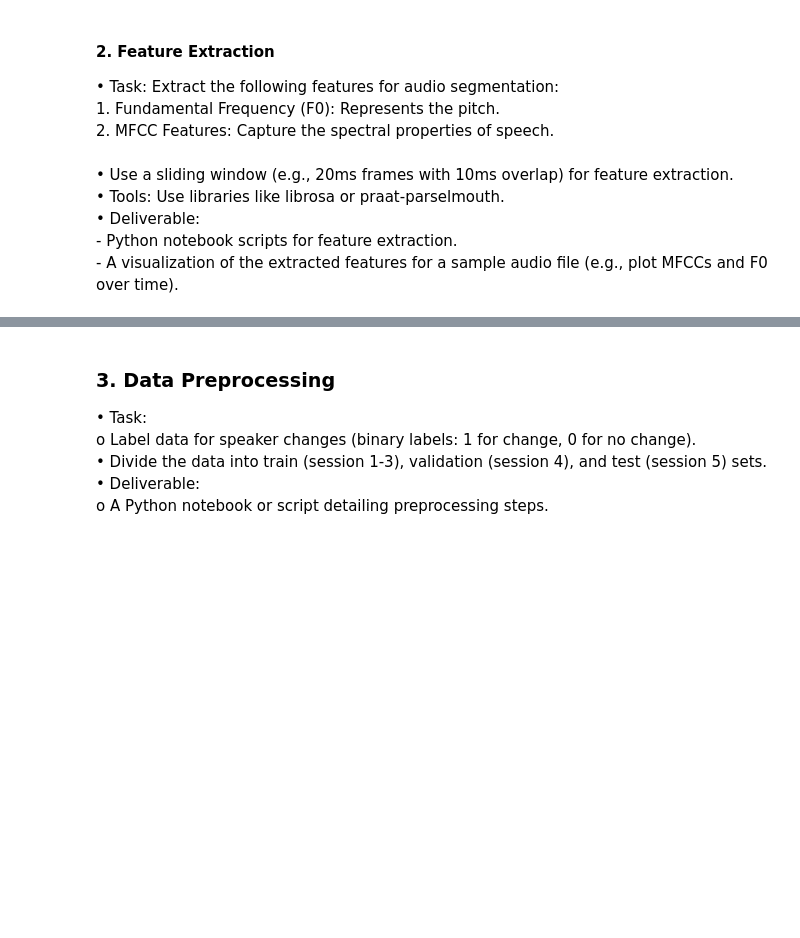
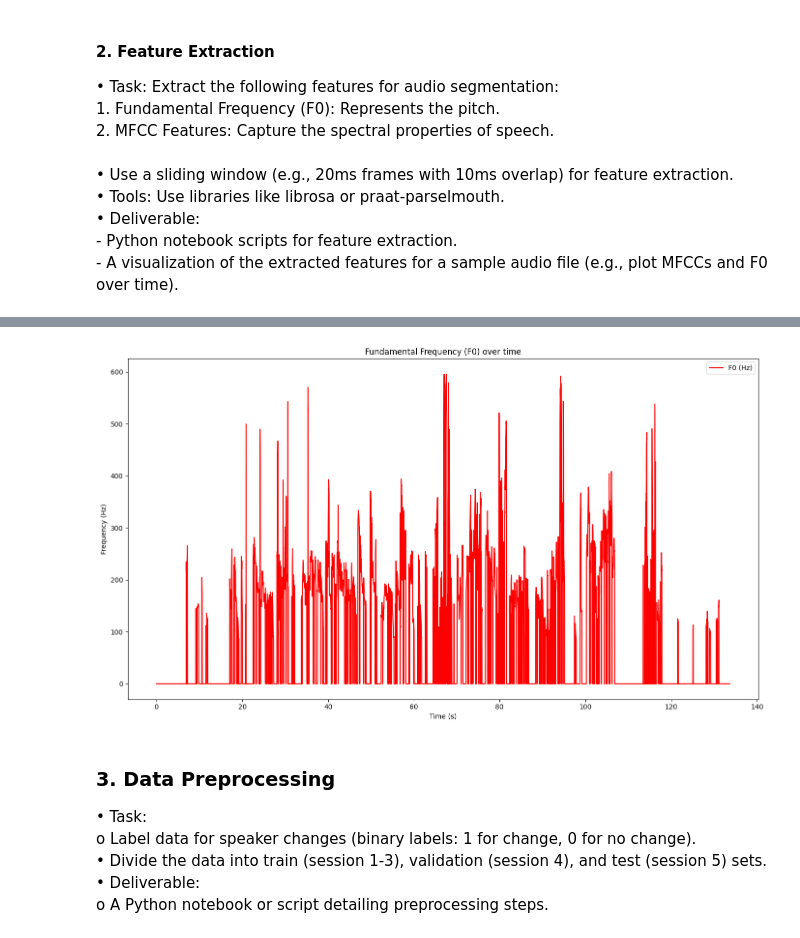
Before and after one commit to JohnasLeee/Speaker-Change-Detection-Using-F0-and-MFCC-Features-with-the-IEMOCAP-Dataset, a Jupyter notebook: main.ipynb, the cells around one changed output, grey strips where cells are left out. Drawn from its saved outputs; the diff is of its cells as text; code cells hidden in the pictures; blank space fills up the shorter version.

```diff
--- a/main.ipynb
+++ b/main.ipynb
@@ -32,3 +57,30 @@ speaker labels, and audio features.
+# %%
+# Extract Fundamental Frequency (F0)
+sound = parselmouth.Sound(audio_path)
+pitch = sound.to_pitch(time_step=hop_length/sr)
+f0_values = pitch.selected_array['frequency']
+# %%
+# Plot F0 over time
+
+# Time axis for plotting
+times = librosa.times_like(mfccs[0], sr=sr, hop_length=hop_length)
+
+# debug (ensure f0_values and mfccs are the same size)
+times = np.linspace(0, len(y)/sr, len(f0_values))
+
+plt.figure(figsize=(14, 8))
+
+# Plot F0
+plt.plot(times, f0_values, label='F0 (Hz)', color='r')
+plt.xlabel('Time (s)')
+plt.ylabel('Frequency (Hz)')
+plt.title('Fundamental Frequency (F0) over time')
+plt.legend()
+
+plt.tight_layout()
+plt.show()
+# %% [output]
+[figure, added]
 # %% [markdown]
 ### 3. Data Preprocessing
 • Task: <br>
```
Also changed, not shown: parts of 4 cells of this notebook.
